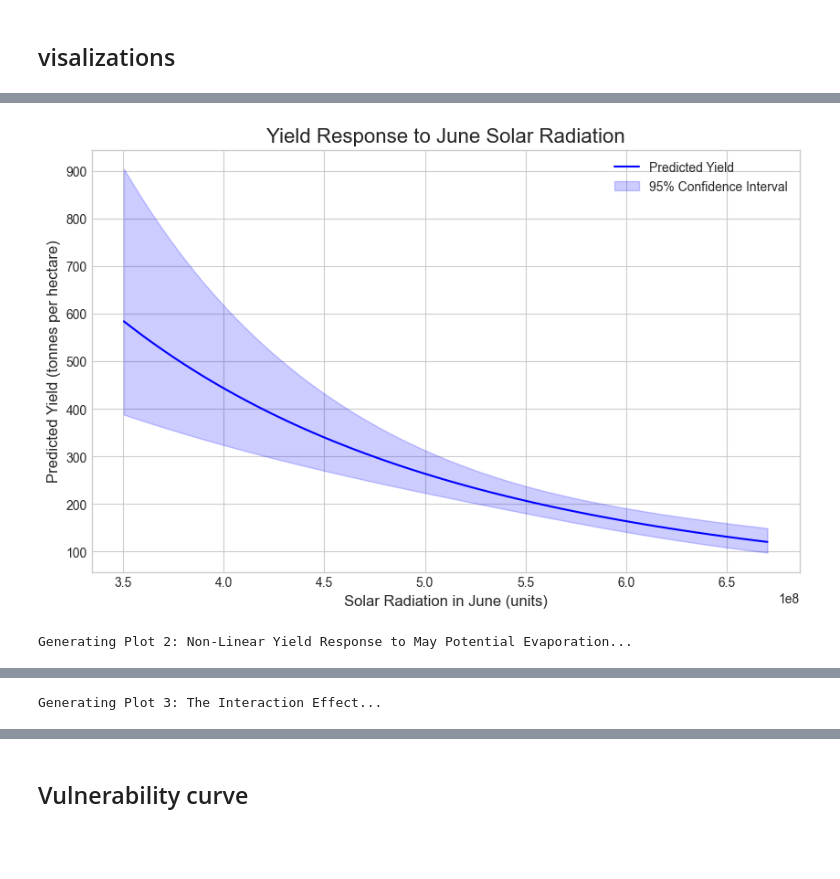
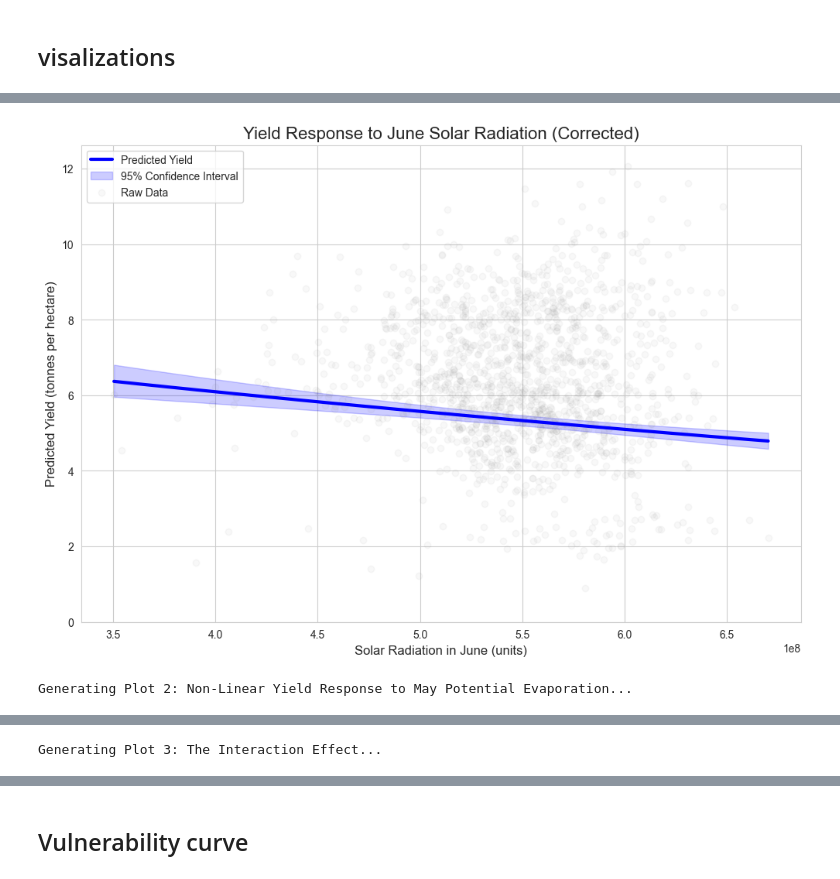
Before and after one commit to Lydig/climarisc, a Jupyter notebook: notebooks/39-rice-gamma-model.ipynb, the cells around one changed output, grey strips where cells are left out. Cells and saved outputs as stored; diff of their text form; code cells hidden in the pictures; blank space fills up the shorter version.

```diff
--- a/notebooks/39-rice-gamma-model.ipynb
+++ b/notebooks/39-rice-gamma-model.ipynb
@@ -23,14 +23,14 @@ print("--- EDA: Correlation Analysis of All Monthly Stressors ---")
 file_path = '../data-cherry-pick/rice_ITnorth_core41_1982_2016_allstressors_with_monthly.csv'
 
 try:
-    df_maize = pd.read_csv(file_path)
+    df_rice = pd.read_csv(file_path)
     print(f"Successfully loaded dataset from: {file_path}")
 
     # --- 2. Select Only the Monthly Stressor Variables ---
     # We will select all columns that have a month name in them, which is a robust
     # way to grab all the monthly predictors we want to investigate.
-    monthly_stressors = [col for col in df_maize.columns if '_' in col and 'yield' not in col]
-    df_corr = df_maize[monthly_stressors]
+    monthly_stressors = [col for col in df_rice.columns if '_' in col and 'yield' not in col]
+    df_corr = df_rice[monthly_stressors]
 
     print(f"\nSelected {len(df_corr.columns)} monthly stressor variables for correlation analysis.")
 
@@ -936,57 +936,57 @@ import numpy as np
 import matplotlib.pyplot as plt
 import seaborn as sns
 
-print("--- Step 4b: Generating Yield Response Curves (Corrected) ---")
+print("--- Step 4b: Generating Final, Corrected Yield Response Curves for Rice (with y-axis fix) ---")
 
 # --- 1. Load Data and Fit the Final Champion Model ---
 file_path = '../data-cherry-pick/rice_ITnorth_core41_1982_2016_allstressors_with_monthly.csv'
 
 try:
     df_rice = pd.read_csv(file_path)
+    df_rice = df_rice[df_rice['yield_rice'] > 0].copy() # Ensure positive yield
     print(f"Successfully loaded dataset from: {file_path}\n")
 
+    # This is our confirmed Final Champion Model for Rice
     final_champion_formula = "yield_rice ~ year + bs(lat, df=4) + bs(lon, df=4) + potential_evaporation_May + I(potential_evaporation_May**2) + soil_water_Aug + solar_radiation_Jun + potential_evaporation_May:soil_water_Aug"
 
     final_model = smf.glm(
         formula=final_champion_formula,
         data=df_rice,
         family=sm.families.Gamma(link=sm.families.links.log())
-    )
-    final_model_results = final_model.fit()
-    print("Final champion model has been successfully fitted.")
+    ).fit()
+    print(f"Final champion model for rice has been successfully fitted. AIC: {final_model.aic:.2f}")
 
-    # --- 2. Define the "Typical Case" ---
-    # Instead of a full dataframe, we create a dictionary of median values for all predictors.
-    # This represents our "typical" observation.
-    median_values = df_rice.drop('yield_rice', axis=1).median().to_dict()
+    # --- 2. Define the "Typical Case" Correctly ---
+    median_values = {
+        'year': df_rice['year'].median(),
+        'potential_evaporation_May': df_rice['potential_evaporation_May'].median(),
+        'soil_water_Aug': df_rice['soil_water_Aug'].median(),
+        'solar_radiation_Jun': df_rice['solar_radiation_Jun'].median(),
+        'lat': df_rice['lat'].median(),
+        'lon': df_rice['lon'].median()
+    }
 
-    # Set a consistent style for plots
     sns.set_style("whitegrid")
 
     # --- Plot 1: Yield Response to June Solar Radiation ---
     print("\nGenerating Plot 1: Yield Response to June Solar Radiation...")
 
-    # Create the 100-point range for the x-axis variable
     solar_range = np.linspace(df_rice['solar_radiation_Jun'].min(), df_rice['solar_radiation_Jun'].max(), 100)
-
-    # Build a new 100-row DataFrame for prediction from scratch
     X_pred_solar = pd.DataFrame(median_values, index=range(100))
-    # Overwrite the single column we want to vary
     X_pred_solar['solar_radiation_Jun'] = solar_range
 
-    # Get predictions and confidence intervals
-    pred_solar = final_model_results.get_prediction(X_pred_solar).summary_frame(alpha=0.05)
+    pred_solar = final_model.get_prediction(X_pred_solar).summary_frame(alpha=0.05)
 
-    # Plotting
-    fig, ax = plt.subplots(figsize=(10, 6))
-    # We use np.exp() to convert predictions from the log scale back to the original yield scale
-    ax.plot(X_pred_solar['solar_radiation_Jun'], np.exp(pred_solar['mean']), color='blue', label='Predicted Yield')
-    ax.fill_between(X_pred_solar['solar_radiation_Jun'], np.exp(pred_solar['mean_ci_lower']), np.exp(pred_solar['mean_ci_upper']), color='blue', alpha=0.2, label='95% Confidence Interval')
+    fig, ax = plt.subplots(figsize=(12, 8))
+    ax.plot(X_pred_solar['solar_radiation_Jun'], pred_solar['mean'], color='blue', linewidth=3, label='Predicted Yield')
+    ax.fill_between(X_pred_solar['solar_radiation_Jun'], pred_solar['mean_ci_lower'], pred_solar['mean_ci_upper'], color='blue', alpha=0.2, label='95% Confidence Interval')
+    ax.scatter(df_rice['solar_radiation_Jun'], df_rice['yield_rice'], alpha=0.05, color='gray', label='Raw Data')
 
-    ax.set_title('Yield Response to June Solar Radiation', fontsize=16)
+    ax.set_title('Yield Response to June Solar Radiation (Corrected)', fontsize=16)
     ax.set_xlabel('Solar Radiation in June (units)', fontsize=12)
     ax.set_ylabel('Predicted Yield (tonnes per hectare)', fontsize=12)
     ax.legend()
+    ax.set_ylim(bottom=0)
     plt.show()
 
     # --- Plot 2: Non-Linear Yield Response to May Potential Evaporation ---
@@ -996,16 +996,18 @@ try:
     X_pred_pemay = pd.DataFrame(median_values, index=range(100))
     X_pred_pemay['potential_evaporation_May'] = pemay_range
 
-    pred_pemay = final_model_results.get_prediction(X_pred_pemay).summary_frame(alpha=0.05)
+    pred_pemay = final_model.get_prediction(X_pred_pemay).summary_frame(alpha=0.05)
 
-    fig, ax = plt.subplots(figsize=(10, 6))
-    ax.plot(X_pred_pemay['potential_evaporation_May'], np.exp(pred_pemay['mean']), color='green', label='Predicted Yield')
-    ax.fill_between(X_pred_pemay['potential_evaporation_May'], np.exp(pred_pemay['mean_ci_lower']), np.exp(pred_pemay['mean_ci_upper']), color='green', alpha=0.2, label='95% Confidence Interval')
+    fig, ax = plt.subplots(figsize=(12, 8))
+    ax.plot(X_pred_pemay['potential_evaporation_May'], pred_pemay['mean'], color='green', linewidth=3, label='Predicted Yield')
+    ax.fill_between(X_pred_pemay['potential_evaporation_May'], pred_pemay['mean_ci_lower'], pred_pemay['mean_ci_upper'], color='green', alpha=0.2, label='95% Confidence Interval')
+    ax.scatter(df_rice['potential_evaporation_May'], df_rice['yield_rice'], alpha=0.05, color='gray', label='Raw Data')
 
-    ax.set_title('Non-Linear Yield Response to May Potential Evaporation', fontsize=16)
+    ax.set_title('Non-Linear Yield Response to May Potential Evaporation (Corrected)', fontsize=16)
     ax.set_xlabel('Potential Evaporation in May (units)', fontsize=12)
     ax.set_ylabel('Predicted Yield (tonnes per hectare)', fontsize=12)
     ax.legend()
+    ax.set_ylim(bottom=0)
     plt.show()
 
     # --- Plot 3: The Interaction of August Soil Water and May PE ---
@@ -1019,26 +1021,32 @@ try:
     }
 
     fig, ax = plt.subplots(figsize=(12, 8))
+    ax.scatter(df_rice['soil_water_Aug'], df_rice['yield_rice'], alpha=0.05, color='gray', label='Raw Data')
 
     for scenario_name, props in scenarios.items():
-        # Create a new prediction grid for each scenario
         soil_water_range = np.linspace(df_rice['soil_water_Aug'].min(), df_rice['soil_water_Aug'].max(), 100)
         X_pred_interact = pd.DataFrame(median_values, index=range(100))
 
-        # Set the PE_May value for this specific scenario
         X_pred_interact['potential_evaporation_May'] = props['value']
-        # Set the soil_water_Aug range for the x-axis
         X_pred_interact['soil_water_Aug'] = soil_water_range
 
-        pred_interact = final_model_results.get_prediction(X_pred_interact).summary_frame(alpha=0.05)
+        pred_interact = final_model.get_prediction(X_pred_interact).summary_frame(alpha=0.05)
 
-        ax.plot(X_pred_interact['soil_water_Aug'], np.exp(pred_interact['mean']), color=props['color'], label=scenario_name)
-        ax.fill_between(X_pred_interact['soil_water_Aug'], np.exp(pred_interact['mean_ci_lower']), np.exp(pred_interact['mean_ci_upper']), color=props['color'], alpha=0.1)
+        ax.plot(X_pred_interact['soil_water_Aug'], pred_interact['mean'], color=props['color'], linewidth=3, label=scenario_name)
+        ax.fill_between(X_pred_interact['soil_water_Aug'], pred_interact['mean_ci_lower'], pred_interact['mean_ci_upper'], color=props['color'], alpha=0.1)
 
-    ax.set_title('Interaction Effect: August Water Benefit Depends on May Conditions', fontsize=16)
+    ax.set_title('Interaction Effect: August Water Benefit Depends on May Conditions (Corrected)', fontsize=16)
     ax.set_xlabel('Soil Water in August (units)', fontsize=12)
     ax.set_ylabel('Predicted Yield (tonnes per hectare)', fontsize=12)
-    ax.legend(title='Scenario')
+
+    handles, labels = ax.get_legend_handles_labels()
+    order = [1, 2, 3, 0]
+    ax.legend([handles[idx] for idx in order], [labels[idx] for idx in order], title='Scenario')
+
+    # --- THIS IS THE MODIFIED LINE ---
+    # Zoom in on the y-axis to make the interaction effect clearer.
+    ax.set_ylim(4, 7)
+
     plt.show()
 
 except FileNotFoundError:
@@ -1053,4 +1061,4 @@ Final champion model has been successfully fitted.
 
 Generating Plot 1: Yield Response to June Solar Radiation...
-[figure, old version]
+[figure, new version]
 Generating Plot 2: Non-Linear Yield Response to May Potential Evaporation...
```
Also changed, not shown: parts of 5 cells of this notebook, 1 other file.
